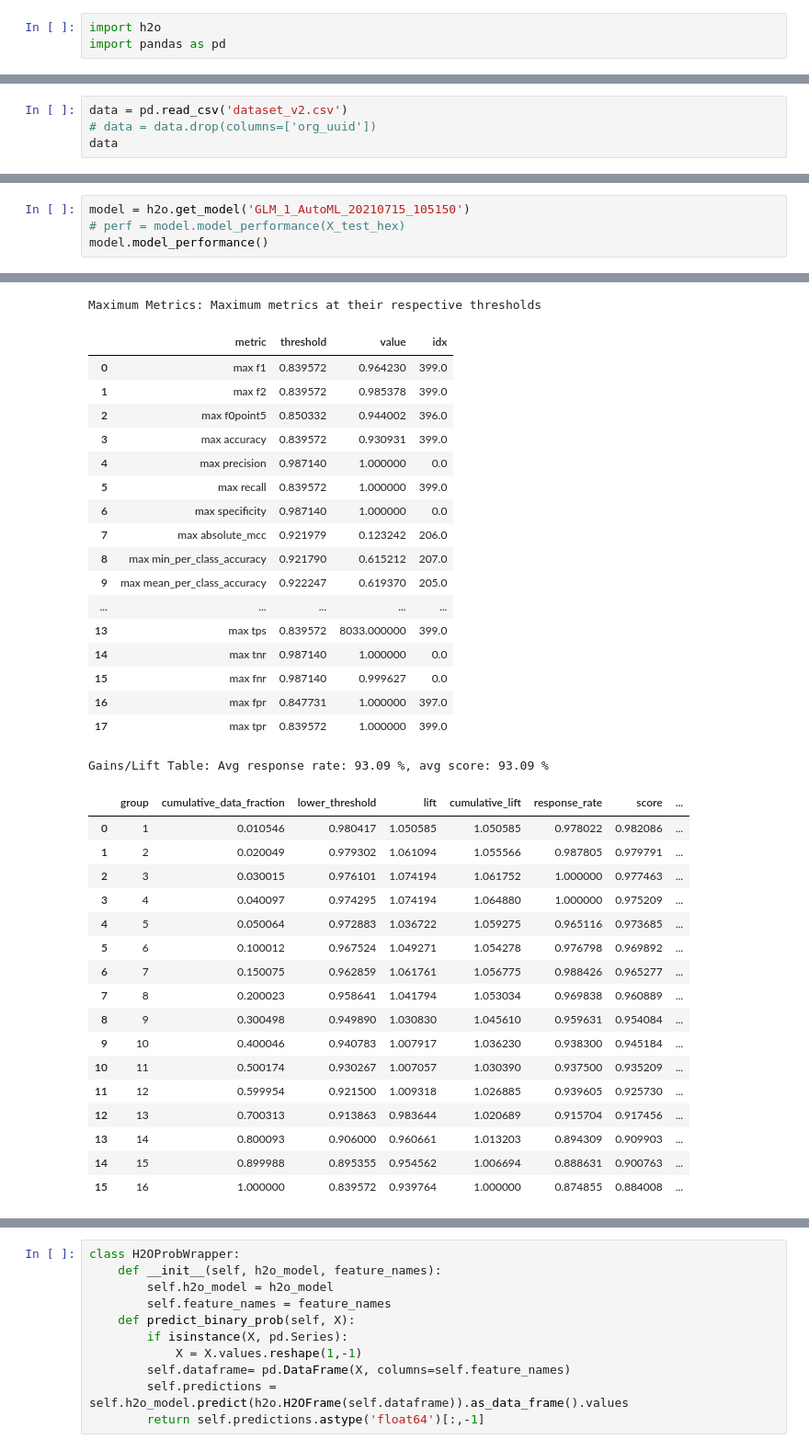
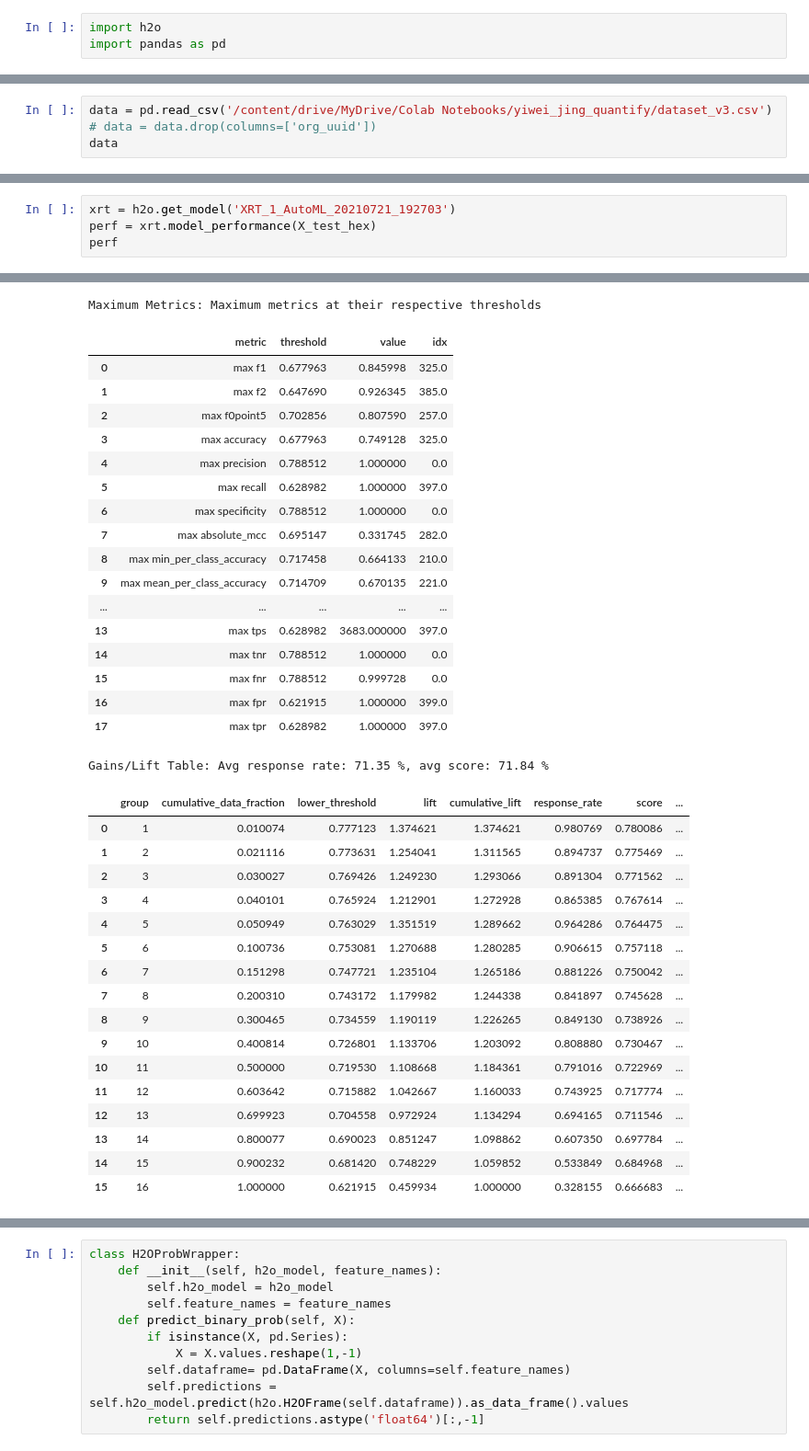
Before and after one commit to csynbiosys/dissertations-2021-info, a Jupyter notebook: yiwei_jing_quantify/H2O.ipynb, the cells around one changed output, grey strips where cells are left out. Shown at 92% size. Saved outputs shown, nothing was run; the diff lists cells and outputs as text.

```diff
--- a/yiwei_jing_quantify/H2O.ipynb
+++ b/yiwei_jing_quantify/H2O.ipynb
@@ -55,5 +51,5 @@ Connecting to H2O server at http://127.0.0.1:54321 ... successful.
 # %%
-data = pd.read_csv('dataset_v2.csv')
+data = pd.read_csv('/content/drive/MyDrive/Colab Notebooks/yiwei_jing_quantify/dataset_v3.csv')
 # data = data.drop(columns=['org_uuid'])
 data
 # %% [output]
@@ -405,5 +583,5 @@ Gains/Lift Table: Avg response rate: 93.09 %, avg score: 81.53 %
 # %%
-model = h2o.get_model('GLM_1_AutoML_20210715_105150')
-# perf = model.model_performance(X_test_hex)
-model.model_performance()
+xrt = h2o.get_model('XRT_1_AutoML_20210721_192703')
+perf = xrt.model_performance(X_test_hex)
+perf
 # %% [output]
@@ -432,36 +604,36 @@ Confusion Matrix (Act/Pred) for max f1 @ threshold = 0.8395718159346054:
 Maximum Metrics: Maximum metrics at their respective thresholds
 |  | metric | threshold | value | idx |
-| 0 | max f1 | 0.839572 | 0.964230 | 399.0 |
-| 1 | max f2 | 0.839572 | 0.985378 | 399.0 |
-| 2 | max f0point5 | 0.850332 | 0.944002 | 396.0 |
-| 3 | max accuracy | 0.839572 | 0.930931 | 399.0 |
-| 4 | max precision | 0.987140 | 1.000000 | 0.0 |
-| 5 | max recall | 0.839572 | 1.000000 | 399.0 |
-| 6 | max specificity | 0.987140 | 1.000000 | 0.0 |
-| 7 | max absolute_mcc | 0.921979 | 0.123242 | 206.0 |
-| 8 | max min_per_class_accuracy | 0.921790 | 0.615212 | 207.0 |
-| 9 | max mean_per_class_accuracy | 0.922247 | 0.619370 | 205.0 |
+| 0 | max f1 | 0.677963 | 0.845998 | 325.0 |
+| 1 | max f2 | 0.647690 | 0.926345 | 385.0 |
+| 2 | max f0point5 | 0.702856 | 0.807590 | 257.0 |
+| 3 | max accuracy | 0.677963 | 0.749128 | 325.0 |
+| 4 | max precision | 0.788512 | 1.000000 | 0.0 |
+| 5 | max recall | 0.628982 | 1.000000 | 397.0 |
+| 6 | max specificity | 0.788512 | 1.000000 | 0.0 |
+| 7 | max absolute_mcc | 0.695147 | 0.331745 | 282.0 |
+| 8 | max min_per_class_accuracy | 0.717458 | 0.664133 | 210.0 |
+| 9 | max mean_per_class_accuracy | 0.714709 | 0.670135 | 221.0 |
 | ... | ... | ... | ... | ... |
-| 13 | max tps | 0.839572 | 8033.000000 | 399.0 |
-| 14 | max tnr | 0.987140 | 1.000000 | 0.0 |
-| 15 | max fnr | 0.987140 | 0.999627 | 0.0 |
-| 16 | max fpr | 0.847731 | 1.000000 | 397.0 |
-| 17 | max tpr | 0.839572 | 1.000000 | 399.0 |
+| 13 | max tps | 0.628982 | 3683.000000 | 397.0 |
+| 14 | max tnr | 0.788512 | 1.000000 | 0.0 |
+| 15 | max fnr | 0.788512 | 0.999728 | 0.0 |
+| 16 | max fpr | 0.621915 | 1.000000 | 399.0 |
+| 17 | max tpr | 0.628982 | 1.000000 | 397.0 |
-Gains/Lift Table: Avg response rate: 93.09 %, avg score: 93.09 %
+Gains/Lift Table: Avg response rate: 71.35 %, avg score: 71.84 %
 |  | group | cumulative_data_fraction | lower_threshold | lift | cumulative_lift | response_rate | score | ... |
-| 0 | 1 | 0.010546 | 0.980417 | 1.050585 | 1.050585 | 0.978022 | 0.982086 | ... |
-| 1 | 2 | 0.020049 | 0.979302 | 1.061094 | 1.055566 | 0.987805 | 0.979791 | ... |
-| 2 | 3 | 0.030015 | 0.976101 | 1.074194 | 1.061752 | 1.000000 | 0.977463 | ... |
-| 3 | 4 | 0.040097 | 0.974295 | 1.074194 | 1.064880 | 1.000000 | 0.975209 | ... |
-| 4 | 5 | 0.050064 | 0.972883 | 1.036722 | 1.059275 | 0.965116 | 0.973685 | ... |
-| 5 | 6 | 0.100012 | 0.967524 | 1.049271 | 1.054278 | 0.976798 | 0.969892 | ... |
-| 6 | 7 | 0.150075 | 0.962859 | 1.061761 | 1.056775 | 0.988426 | 0.965277 | ... |
-| 7 | 8 | 0.200023 | 0.958641 | 1.041794 | 1.053034 | 0.969838 | 0.960889 | ... |
-| 8 | 9 | 0.300498 | 0.949890 | 1.030830 | 1.045610 | 0.959631 | 0.954084 | ... |
-| 9 | 10 | 0.400046 | 0.940783 | 1.007917 | 1.036230 | 0.938300 | 0.945184 | ... |
-| 10 | 11 | 0.500174 | 0.930267 | 1.007057 | 1.030390 | 0.937500 | 0.935209 | ... |
-| 11 | 12 | 0.599954 | 0.921500 | 1.009318 | 1.026885 | 0.939605 | 0.925730 | ... |
-| 12 | 13 | 0.700313 | 0.913863 | 0.983644 | 1.020689 | 0.915704 | 0.917456 | ... |
-| 13 | 14 | 0.800093 | 0.906000 | 0.960661 | 1.013203 | 0.894309 | 0.909903 | ... |
-| 14 | 15 | 0.899988 | 0.895355 | 0.954562 | 1.006694 | 0.888631 | 0.900763 | ... |
-| 15 | 16 | 1.000000 | 0.839572 | 0.939764 | 1.000000 | 0.874855 | 0.884008 | ... |
+| 0 | 1 | 0.010074 | 0.777123 | 1.374621 | 1.374621 | 0.980769 | 0.780086 | ... |
+| 1 | 2 | 0.021116 | 0.773631 | 1.254041 | 1.311565 | 0.894737 | 0.775469 | ... |
+| 2 | 3 | 0.030027 | 0.769426 | 1.249230 | 1.293066 | 0.891304 | 0.771562 | ... |
+| 3 | 4 | 0.040101 | 0.765924 | 1.212901 | 1.272928 | 0.865385 | 0.767614 | ... |
+| 4 | 5 | 0.050949 | 0.763029 | 1.351519 | 1.289662 | 0.964286 | 0.764475 | ... |
+| 5 | 6 | 0.100736 | 0.753081 | 1.270688 | 1.280285 | 0.906615 | 0.757118 | ... |
+| 6 | 7 | 0.151298 | 0.747721 | 1.235104 | 1.265186 | 0.881226 | 0.750042 | ... |
+| 7 | 8 | 0.200310 | 0.743172 | 1.179982 | 1.244338 | 0.841897 | 0.745628 | ... |
+| 8 | 9 | 0.300465 | 0.734559 | 1.190119 | 1.226265 | 0.849130 | 0.738926 | ... |
+| 9 | 10 | 0.400814 | 0.726801 | 1.133706 | 1.203092 | 0.808880 | 0.730467 | ... |
+| 10 | 11 | 0.500000 | 0.719530 | 1.108668 | 1.184361 | 0.791016 | 0.722969 | ... |
+| 11 | 12 | 0.603642 | 0.715882 | 1.042667 | 1.160033 | 0.743925 | 0.717774 | ... |
+| 12 | 13 | 0.699923 | 0.704558 | 0.972924 | 1.134294 | 0.694165 | 0.711546 | ... |
+| 13 | 14 | 0.800077 | 0.690023 | 0.851247 | 1.098862 | 0.607350 | 0.697784 | ... |
+| 14 | 15 | 0.900232 | 0.681420 | 0.748229 | 1.059852 | 0.533849 | 0.684968 | ... |
+| 15 | 16 | 1.000000 | 0.621915 | 0.459934 | 1.000000 | 0.328155 | 0.666683 | ... |
```
Also changed, not shown: parts of 24 cells of this notebook.
